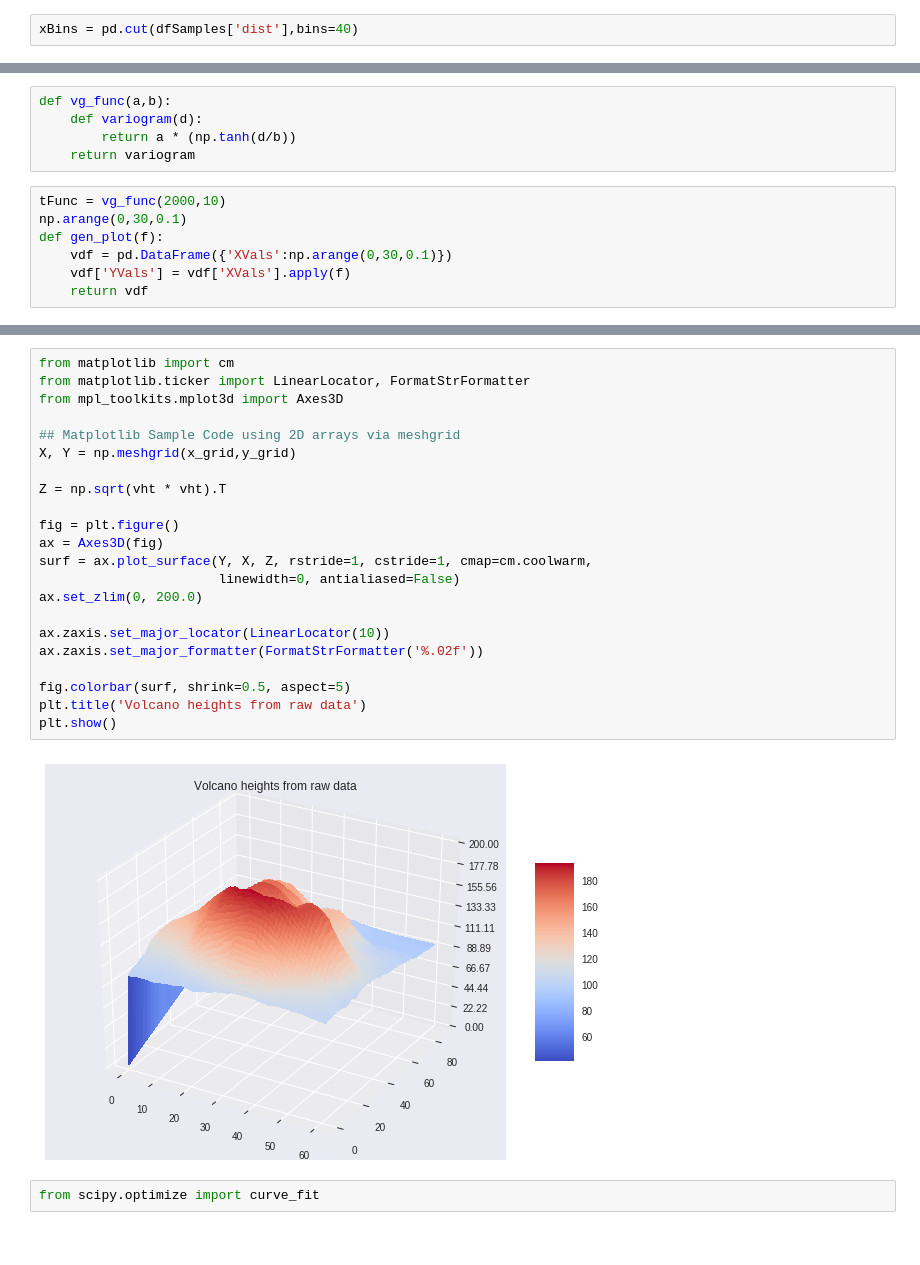
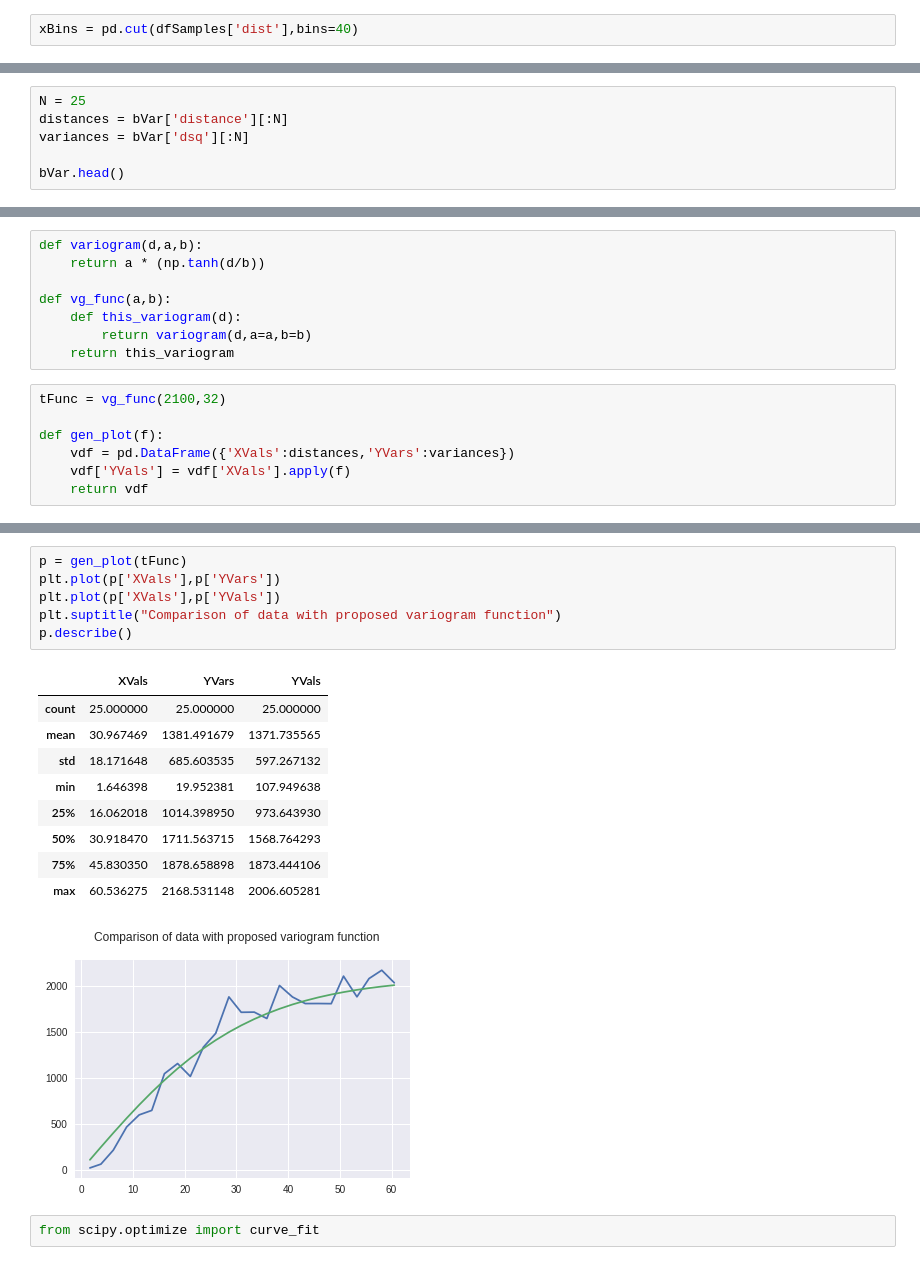
Before and after one commit to GibbsConsulting/ds-collateral, a Jupyter notebook: notebooks/VolcanoR.ipynb, the cells around one changed output, grey strips where cells are left out. Cells and saved outputs as stored; diff of their text form.

Commit message:
Added latest volcano calculations

```diff
--- a/notebooks/VolcanoR.ipynb
+++ b/notebooks/VolcanoR.ipynb
@@ -112,0 +87,6 @@ plt.hist(vals)
+# %%
+N = 25
+distances = bVar['distance'][:N]
+variances = bVar['dsq'][:N]
+
+bVar.head()
@@ -113,12 +100,15 @@ plt.hist(vals)
 # %%
+def variogram(d,a,b):
+    return a * (np.tanh(d/b))
+
 def vg_func(a,b):
-    def variogram(d):
-        return a * (np.tanh(d/b))
-    return variogram
+    def this_variogram(d):
+        return variogram(d,a=a,b=b)
+    return this_variogram
 # %%
-tFunc = vg_func(2000,10)
-np.arange(0,30,0.1)
+tFunc = vg_func(2100,32)
+
 def gen_plot(f):
-    vdf = pd.DataFrame({'XVals':np.arange(0,30,0.1)})
+    vdf = pd.DataFrame({'XVals':distances,'YVars':variances})
     vdf['YVals'] = vdf['XVals'].apply(f)
     return vdf
@@ -148,26 +115,19 @@ array([ 0,  1,  2,  3,  4,  5,  6,  7,  8,  9, 10, 11, 12, 13, 14, 15, 16,
-# %%
-from matplotlib import cm
-from matplotlib.ticker import LinearLocator, FormatStrFormatter
-from mpl_toolkits.mplot3d import Axes3D
-
-## Matplotlib Sample Code using 2D arrays via meshgrid
-X, Y = np.meshgrid(x_grid,y_grid)
-
-Z = np.sqrt(vht * vht).T
-
-fig = plt.figure()
-ax = Axes3D(fig)
-surf = ax.plot_surface(Y, X, Z, rstride=1, cstride=1, cmap=cm.coolwarm,
-                       linewidth=0, antialiased=False)
-ax.set_zlim(0, 200.0)
-
-ax.zaxis.set_major_locator(LinearLocator(10))
-ax.zaxis.set_major_formatter(FormatStrFormatter('%.02f'))
-
-fig.colorbar(surf, shrink=0.5, aspect=5)
-plt.title('Volcano heights from raw data')
-plt.show()
-# %% [output]
-[figure, removed]
+# %%
+p = gen_plot(tFunc)
+plt.plot(p['XVals'],p['YVars'])
+plt.plot(p['XVals'],p['YVals'])
+plt.suptitle("Comparison of data with proposed variogram function")
+p.describe()
+# %% [output]
+|  | XVals | YVars | YVals |
+| count | 25.000000 | 25.000000 | 25.000000 |
+| mean | 30.967469 | 1381.491679 | 1371.735565 |
+| std | 18.171648 | 685.603535 | 597.267132 |
+| min | 1.646398 | 19.952381 | 107.949638 |
+| 25% | 16.062018 | 1014.398950 | 973.643930 |
+| 50% | 30.918470 | 1711.563715 | 1568.764293 |
+| 75% | 45.830350 | 1878.658898 | 1873.444106 |
+| max | 60.536275 | 2168.531148 | 2006.605281 |
+[figure, added]
 # %%
 from scipy.optimize import curve_fit
```
Also changed, not shown: parts of 30 cells of this notebook.
